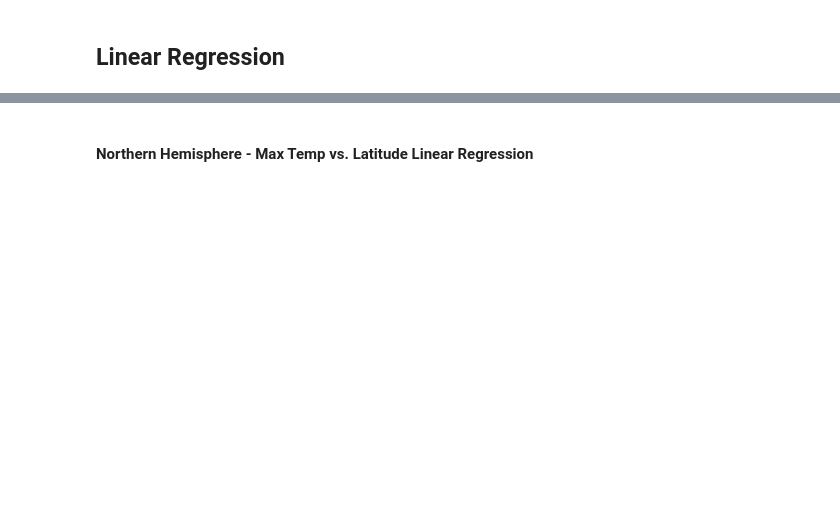
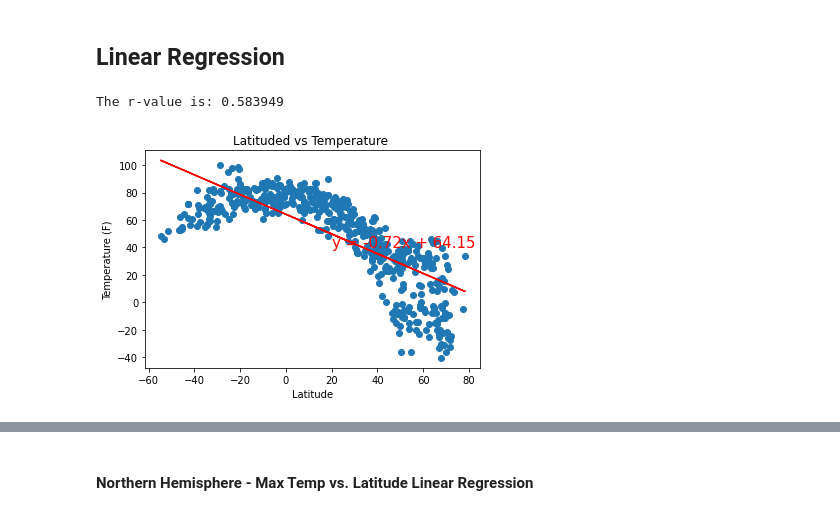
Before and after one commit to avaz7791/python-api-challenge, a Jupyter notebook: starter_code/WeatherPy.ipynb, the cells around one changed output, grey strips where cells are left out. Cells and saved outputs as stored; diff of their text form; code cells hidden in the pictures; blank space fills up the shorter version.

```diff
--- a/starter_code/WeatherPy.ipynb
+++ b/starter_code/WeatherPy.ipynb
@@ -264,4 +305,40 @@ plt.show()
 # %% [markdown]
 ## Linear Regression
+# %%
+#Realized this code was going to be used 8 times great use for a function
+
+from scipy.stats import linregress
+from scipy.stats import sem
+
+def linr(x,y):
+
+    # LinR
+    (slope, intercept, rvalue, pvalue, stderr) = linregress(x,y)
+
+    regression = x * slope + intercept
+    line_eq = "y = " + str(round(slope,2)) + "x + " + str(round(intercept,2))
+
+    plt.scatter(x, y)
+    plt.plot(x , regression,"r-")
+
+    plt.annotate(line_eq,(20,40),fontsize=15,color="k")
+    # Print r value
+    print(f"The r-value is: {round(rvalue**2,6)}")
+    plt.show()
+# %%
+# Create a Scatter Plot for temperature vs latitude
+x_values = cityall_df['Lat']
+#(Celsius * 9/5) + 32
+y_values = (cityall_df['Max Temp']*9/5)+32
+
+
+plt.xlabel('Latitude')
+plt.ylabel('Temperature (F)')
+plt.title('Latituded vs Temperature ')
+#call funciton linear regresion and plot vfor vendetta
+linr(x_values, y_values)
+# %% [output]
+The r-value is: 0.583949
+[figure, added]
 # %%
 # Create a Scatter Plot for temperature vs latitude
```
Also changed, not shown: parts of 22 cells of this notebook, 6 other files.
